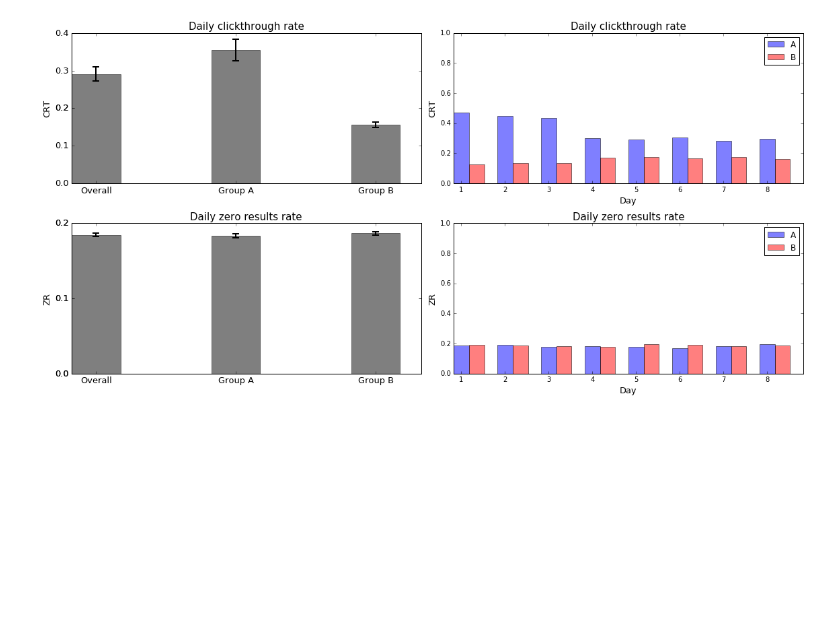
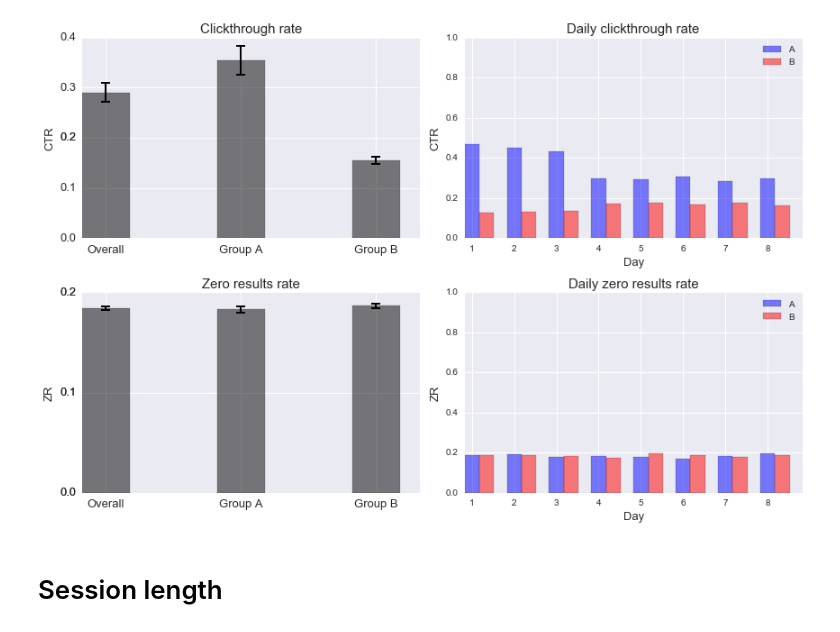
Before and after one commit to zuzannna/AB-Testing-Bayes, a Jupyter notebook: AB_Testing_Bayes.ipynb, the cells around one changed output. Cells and saved outputs as stored; diff of their text form; code cells hidden in the pictures; blank space fills up the shorter version.

```diff
--- a/AB_Testing_Bayes.ipynb
+++ b/AB_Testing_Bayes.ipynb
@@ -98,28 +100,32 @@ error_crt = [error_overall, error_a, error_b]
-# %%
-mean_zr = sum(zr)/len(zr)
-mean_zr_A = sum(zrA)/len(zrA)
-mean_zr_B = sum(zrB)/len(zrB)
-
-error_overall_zr = stats.sem(zr)
-error_a_zr = stats.sem(zrA)
-error_b_zr = stats.sem(zrB)
-
-zr = [mean_zr, mean_zr_A, mean_zr_B]
-error_zr = [error_overall_zr, error_a_zr, error_b_zr]
+# %%
+crtMeans, crtErrors = get_mean_error(crt_,crtA,crtB)
+zrMeans, zrErrors = get_mean_error(zr,zrA,zrB)
 # %%
+fig = plt.figure(figsize = [12,8])
+
+ax = fig.add_subplot(221)
+title = 'Clickthrough rate'
+ylabel = 'CTR'
+bars(crtMeans, crtErrors, title, ylabel)
+
+ax = fig.add_subplot(222)
 title = 'Daily clickthrough rate'
-ylabel = 'CRT'
-fig = plt.figure(figsize = [16,8])
-ax = fig.add_subplot(221)
-bars(CRT_, error_crt, title, ylabel)
-ax2 = fig.add_subplot(222)
-pairs_bars(crtA,crtB,title, ylabel)
+ylabel = 'CTR'
+pairs_bars(crtA, crtB, title, ylabel)
 
+ax = fig.add_subplot(223)
+title2 = 'Zero results rate'
+ylabel2 = 'ZR'
+bars(zrMeans, zrErrors, title2, ylabel2)
+
+ax = fig.add_subplot(224)
 title2 = 'Daily zero results rate'
 ylabel2 = 'ZR'
-ax = fig.add_subplot(223)
-bars(zr, error_zr, title2, ylabel2)
-ax2 = fig.add_subplot(224)
-pairs_bars(zrA,zrB,title2,ylabel2)
+pairs_bars(zrA, zrB, title2, ylabel2)
+
+plt.tight_layout()
+plt.show()
 # %% [output]
-[figure, old version]
+[figure, new version]
+# %% [markdown]
+# Session length
```
Also changed, not shown: parts of 11 cells of this notebook.
